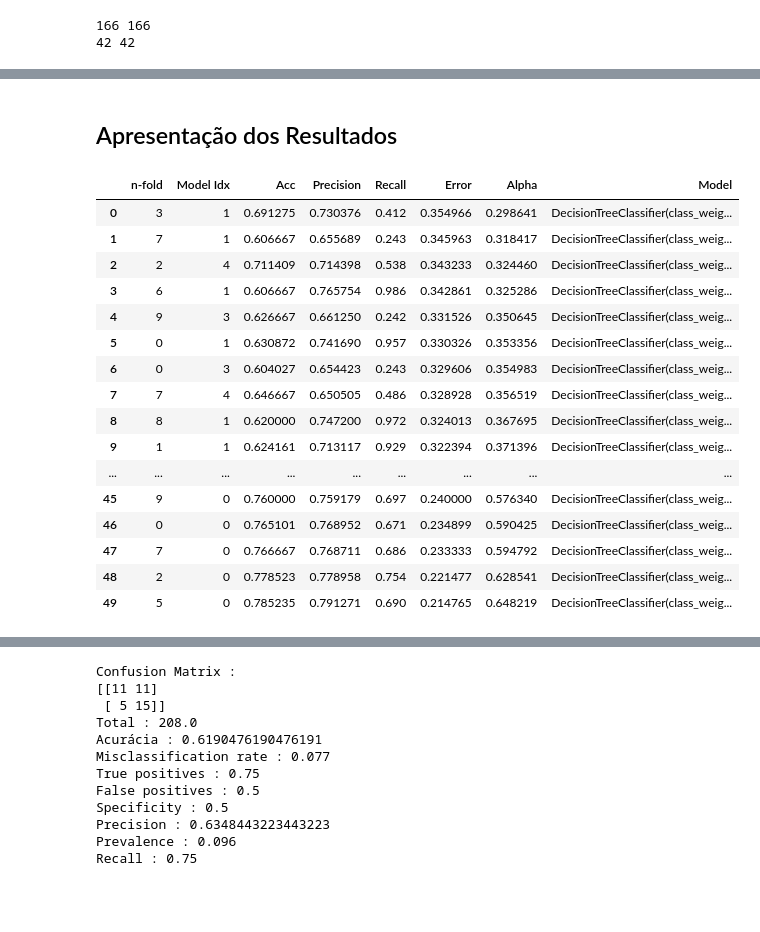
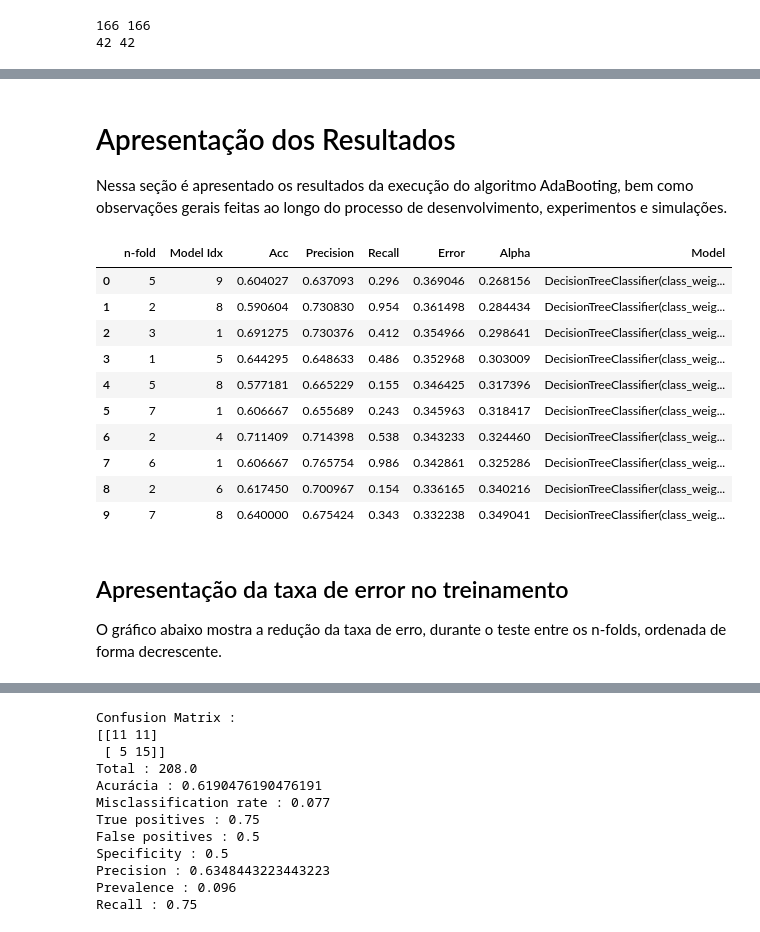
Before and after one commit to BrunoICardoso/DataScience, a Jupyter notebook: Machine Learning II/Trabalho-1-AdaBoosting/Machine Learning II - Aval-1 - Implementação AdaBoosting-v3.ipynb, the cells around one changed output, grey strips where cells are left out. Drawn from its saved outputs; the diff is of its cells as text; code cells hidden in the pictures; blank space fills up the shorter version.

```diff
--- a/Machine Learning II/Trabalho-1-AdaBoosting/Machine Learning II - Aval-1 - Implementação AdaBoosting-v3.ipynb
+++ b/Machine Learning II/Trabalho-1-AdaBoosting/Machine Learning II - Aval-1 - Implementação AdaBoosting-v3.ipynb
@@ -150,7 +155,7 @@ scores_test = []
 error_train = []
 error_test = []
 
-n_modelos = 5
+n_modelos = 10
 alpha = 0.5
 
 print()
@@ -306,36 +326,36 @@ K-fold : 1
-# %% [markdown]
-<h2>Apresentação dos Resultados</h2>
+# %% [markdown]
+# Apresentação dos Resultados
+
+Nessa seção é apresentado os resultados da execução do algoritmo AdaBooting, bem como observações gerais feitas ao longo do processo de desenvolvimento, experimentos e simulações.
 # %%
 scoresDF = pd.DataFrame(scores, columns=["n-fold",
                                          "Model Idx",
                                          "Acc",
                                          "Precision",
                                          "Recall",
                                          "Error",
                                          "Alpha",
                                          "Model"])
 
 scoresDF = scoresDF.sort_values(["Error"], ascending=False)
 scoresDF = scoresDF.reset_index(drop=True)
-scoresDF
+scoresDF.head(10)
 # %% [output]
 |  | n-fold | Model Idx | Acc | Precision | Recall | Error | Alpha | Model |
-| 0 | 3 | 1 | 0.691275 | 0.730376 | 0.412 | 0.354966 | 0.298641 | DecisionTreeClassifier(class_weig... |
-| 1 | 7 | 1 | 0.606667 | 0.655689 | 0.243 | 0.345963 | 0.318417 | DecisionTreeClassifier(class_weig... |
-| 2 | 2 | 4 | 0.711409 | 0.714398 | 0.538 | 0.343233 | 0.324460 | DecisionTreeClassifier(class_weig... |
-| 3 | 6 | 1 | 0.606667 | 0.765754 | 0.986 | 0.342861 | 0.325286 | DecisionTreeClassifier(class_weig... |
-| 4 | 9 | 3 | 0.626667 | 0.661250 | 0.242 | 0.331526 | 0.350645 | DecisionTreeClassifier(class_weig... |
-| 5 | 0 | 1 | 0.630872 | 0.741690 | 0.957 | 0.330326 | 0.353356 | DecisionTreeClassifier(class_weig... |
-| 6 | 0 | 3 | 0.604027 | 0.654423 | 0.243 | 0.329606 | 0.354983 | DecisionTreeClassifier(class_weig... |
-| 7 | 7 | 4 | 0.646667 | 0.650505 | 0.486 | 0.328928 | 0.356519 | DecisionTreeClassifier(class_weig... |
-| 8 | 8 | 1 | 0.620000 | 0.747200 | 0.972 | 0.324013 | 0.367695 | DecisionTreeClassifier(class_weig... |
-| 9 | 1 | 1 | 0.624161 | 0.713117 | 0.929 | 0.322394 | 0.371396 | DecisionTreeClassifier(class_weig... |
-| ... | ... | ... | ... | ... | ... | ... | ... | ... |
-| 45 | 9 | 0 | 0.760000 | 0.759179 | 0.697 | 0.240000 | 0.576340 | DecisionTreeClassifier(class_weig... |
-| 46 | 0 | 0 | 0.765101 | 0.768952 | 0.671 | 0.234899 | 0.590425 | DecisionTreeClassifier(class_weig... |
-| 47 | 7 | 0 | 0.766667 | 0.768711 | 0.686 | 0.233333 | 0.594792 | DecisionTreeClassifier(class_weig... |
-| 48 | 2 | 0 | 0.778523 | 0.778958 | 0.754 | 0.221477 | 0.628541 | DecisionTreeClassifier(class_weig... |
-| 49 | 5 | 0 | 0.785235 | 0.791271 | 0.690 | 0.214765 | 0.648219 | DecisionTreeClassifier(class_weig... |
+| 0 | 5 | 9 | 0.604027 | 0.637093 | 0.296 | 0.369046 | 0.268156 | DecisionTreeClassifier(class_weig... |
+| 1 | 2 | 8 | 0.590604 | 0.730830 | 0.954 | 0.361498 | 0.284434 | DecisionTreeClassifier(class_weig... |
+| 2 | 3 | 1 | 0.691275 | 0.730376 | 0.412 | 0.354966 | 0.298641 | DecisionTreeClassifier(class_weig... |
+| 3 | 1 | 5 | 0.644295 | 0.648633 | 0.486 | 0.352968 | 0.303009 | DecisionTreeClassifier(class_weig... |
+| 4 | 5 | 8 | 0.577181 | 0.665229 | 0.155 | 0.346425 | 0.317396 | DecisionTreeClassifier(class_weig... |
+| 5 | 7 | 1 | 0.606667 | 0.655689 | 0.243 | 0.345963 | 0.318417 | DecisionTreeClassifier(class_weig... |
+| 6 | 2 | 4 | 0.711409 | 0.714398 | 0.538 | 0.343233 | 0.324460 | DecisionTreeClassifier(class_weig... |
+| 7 | 6 | 1 | 0.606667 | 0.765754 | 0.986 | 0.342861 | 0.325286 | DecisionTreeClassifier(class_weig... |
+| 8 | 2 | 6 | 0.617450 | 0.700967 | 0.154 | 0.336165 | 0.340216 | DecisionTreeClassifier(class_weig... |
+| 9 | 7 | 8 | 0.640000 | 0.675424 | 0.343 | 0.332238 | 0.349041 | DecisionTreeClassifier(class_weig... |
+# %% [markdown]
+## Apresentação da taxa de error no treinamento
+
+O gráfico abaixo mostra a redução da taxa de erro, durante o teste entre os n-folds, ordenada de forma decrescente.
 # %%
 import matplotlib.pyplot as plt
 
```
Also changed, not shown: parts of 16 cells of this notebook.
